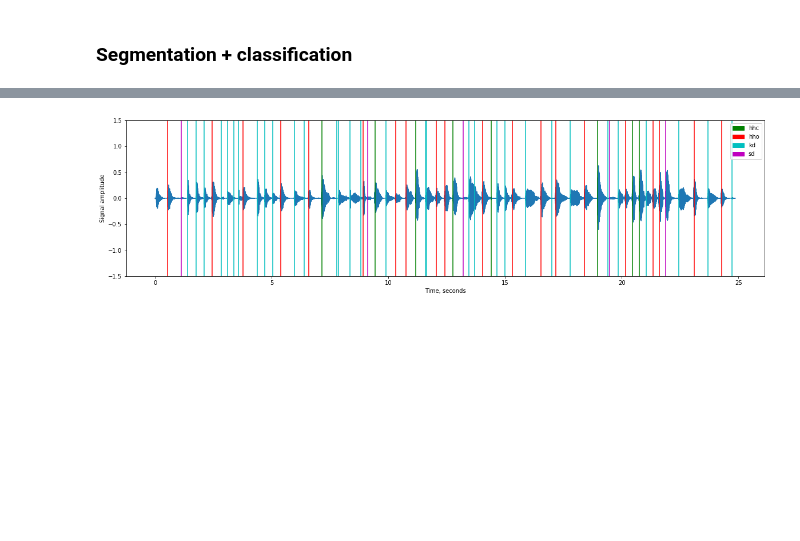
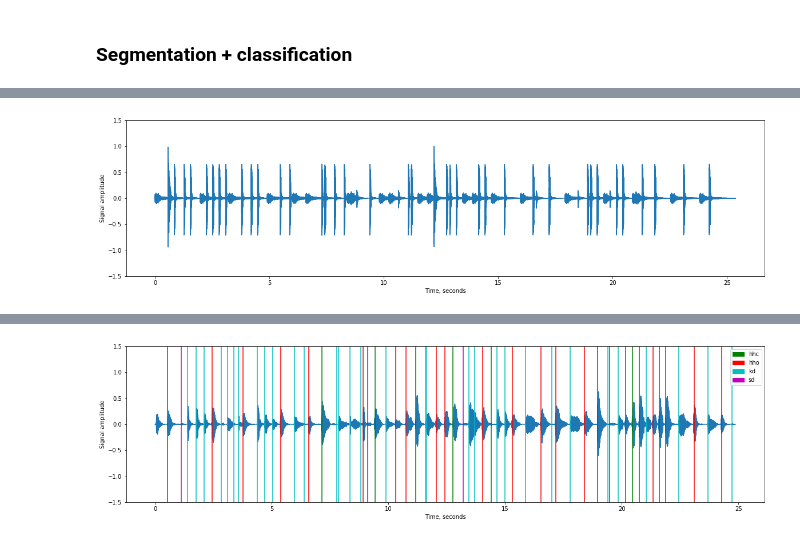
Before and after one commit to flyingleafe/vxs-vpt, a Jupyter notebook: notebooks/Classification.ipynb, the cells around one changed output, grey strips where cells are left out. Drawn from its saved outputs; the diff is of its cells as text; code cells hidden in the pictures; blank space fills up the shorter version.

```diff
--- a/notebooks/Classification.ipynb
+++ b/notebooks/Classification.ipynb
@@ -210,3 +210,5 @@ ftfm_big.transform(X[:5])[0].shape
 ### Segmentation + classification
 # %%
 track_10, anno_10 = avp_set_personal.get('P10_Improvisation_Personal')
+# %%
+lang_model = vxs.load_model_from_bundle('../data/drum_kit_rnn.mag')
@@ -213,4 +219,4 @@ track_10, anno_10 = avp_set_personal.get('P10_Improvisation_Personal')
 # %%
-onsets, roll = vxs.segment_classify(track_10, model_mfcc)
-onsets
+analysis_result = vxs.segment_classify(track_10, model_mfcc, lang_model)
+analysis_result['onsets']
 # %% [output]
@@ -229,0 +248,6 @@ onsets
+# %%
+resulting_sound = vxs.Track(note_seq.fluidsynth(analysis_result['note_seq'], sample_rate=44100))
+# %%
+vxsu.plot_track(resulting_sound)
+# %% [output]
+[figure, added]
```
Also changed, not shown: parts of 22 cells of this notebook, 3 other files.
